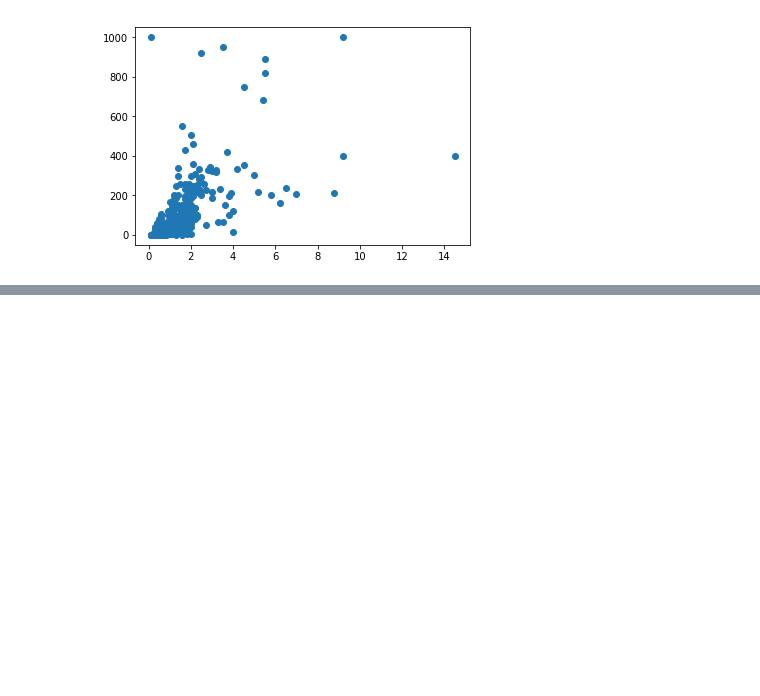
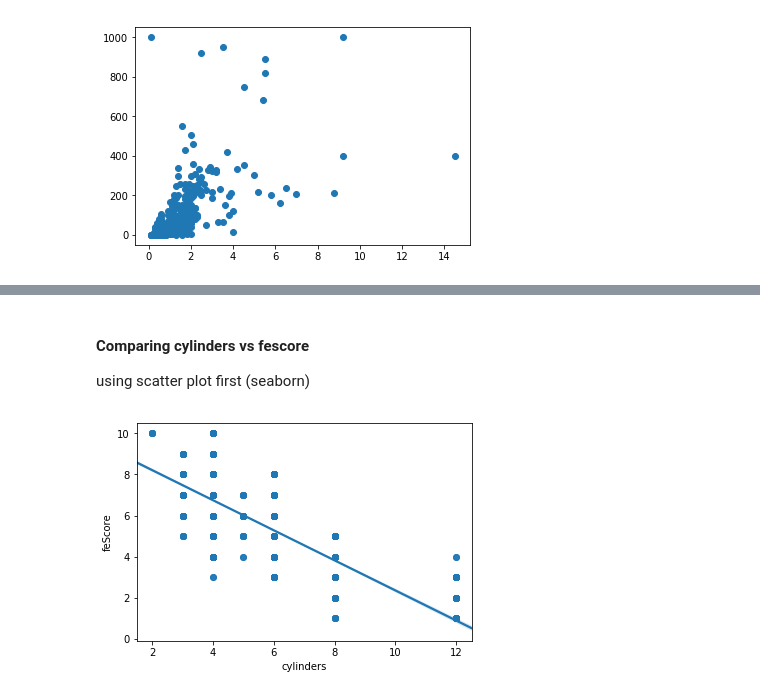
Before and after one commit to rashokanand/python_viz_matplotlib_seaborn, a Jupyter notebook: Bivariate_visualizations.ipynb, the cells around one changed output, grey strips where cells are left out. Saved outputs shown, nothing was run; the diff lists cells and outputs as text; code cells hidden in the pictures; blank space fills up the shorter version.

```diff
--- a/Bivariate_visualizations.ipynb
+++ b/Bivariate_visualizations.ipynb
@@ -22,0 +46,3 @@ plt.scatter(x = pokemon_df.height,y = pokemon_df.weight);
+# %%
+car_df = pd.read_csv('fuel-econ.csv')
+car_df.head()
@@ -22,0 +56,7 @@ plt.scatter(x = pokemon_df.height,y = pokemon_df.weight);
+# %% [markdown]
+#### Comparing cylinders vs fescore
+using scatter plot first (seaborn)
+# %%
+sb.regplot(x = 'cylinders',y = 'feScore',data = car_df);
+# %% [output]
+[figure, added]
```
Also changed, not shown: parts of 8 cells of this notebook.
